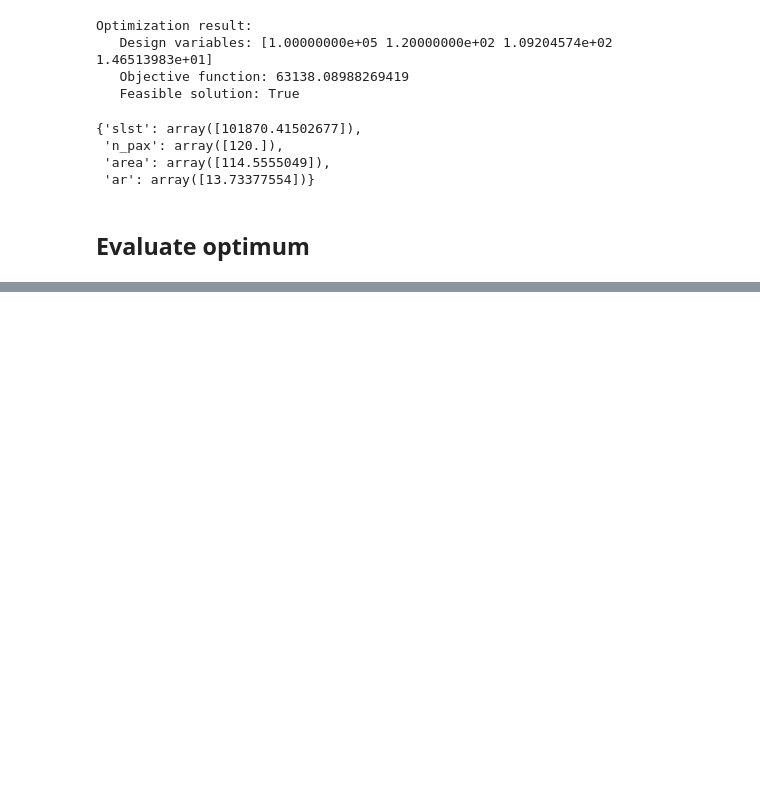
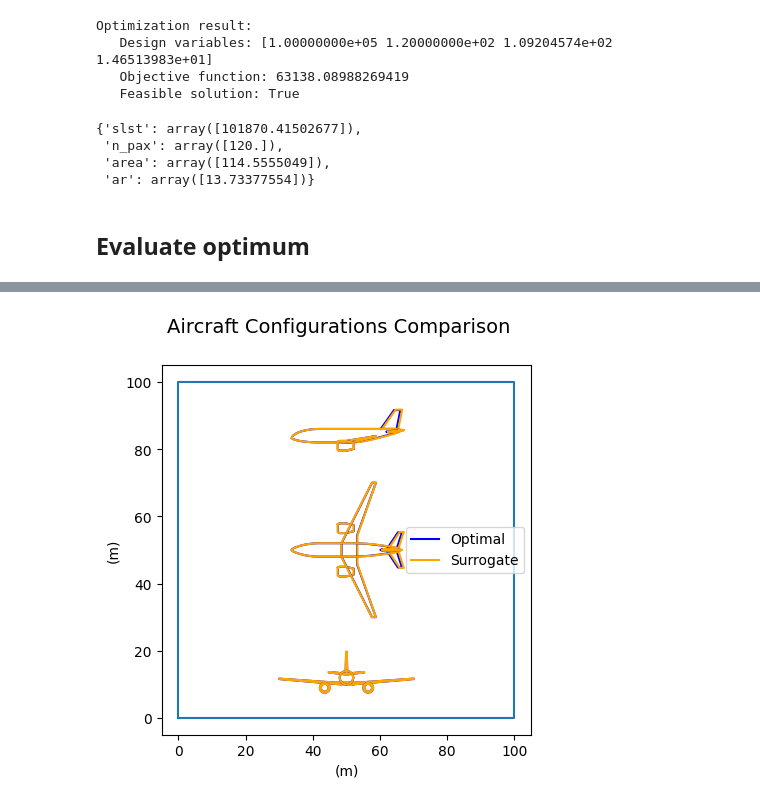
Before and after one commit to hannabkre/lh2pac, a Jupyter notebook: docs/scripts/project/UC1_problem1.ipynb, the cells around one changed output, grey strips where cells are left out. Drawn from its saved outputs; the diff is of its cells as text; code cells hidden in the pictures; blank space fills up the shorter version.

```diff
--- a/docs/scripts/project/UC1_problem1.ipynb
+++ b/docs/scripts/project/UC1_problem1.ipynb
@@ -209,0 +226,7 @@ scenario_test.execute(algo_name = 'CustomDOE', samples = [scenario_surrogate.opt
+# %%
+AC1 =AircraftConfiguration(name = 'Optimal', length= 32, span = 39.99999633929584, area = 109.2045737133755, color = 'blue')
+AC2 =AircraftConfiguration(name = 'Surrogate', length= 32.52655356824502, span = 39.99999999831378, area = 114.5555048973306, color = 'orange')
+# %%
+draw_aircraft(AC1, AC2, title="Aircraft Configurations Comparison", save=False, show=True)
+# %% [output]
+[figure, added]
```
Also changed, not shown: parts of 10 cells of this notebook, 3 other files.
